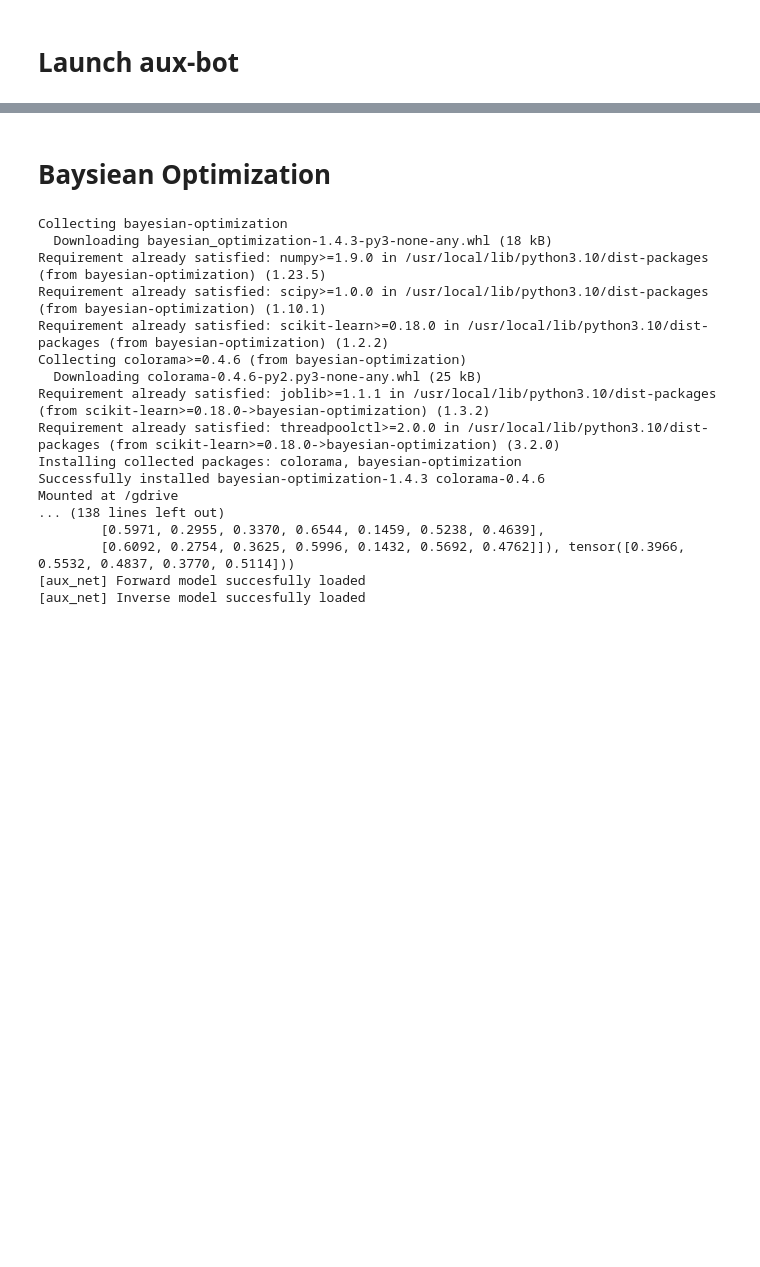
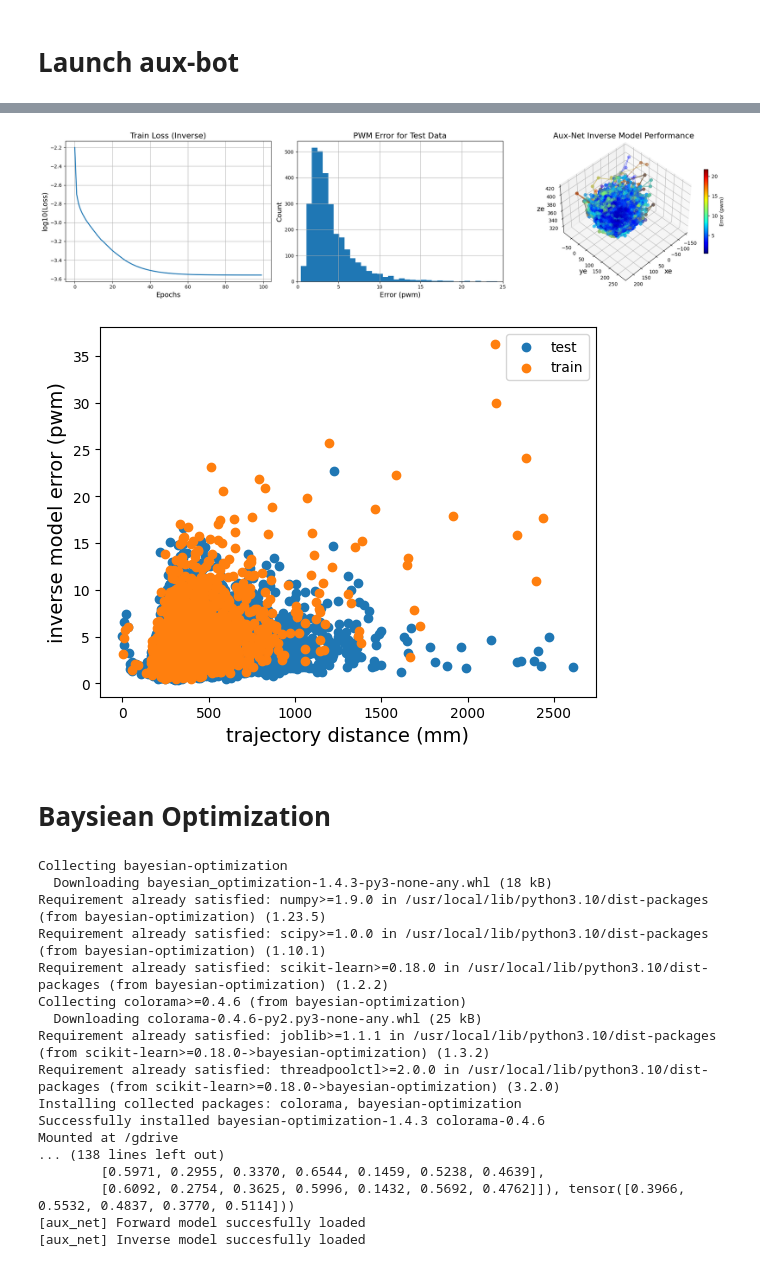
Before and after one commit to KubaSrc/trunc, a Jupyter notebook: aux_bot_RNN.ipynb, the cells around one changed output, grey strips where cells are left out. Drawn from its saved outputs; the diff is of its cells as text; code cells hidden in the pictures; blank space fills up the shorter version.

```diff
--- a/aux_bot_RNN.ipynb
+++ b/aux_bot_RNN.ipynb
@@ -851,7 +885,7 @@ drive_path = '/gdrive/My Drive/Github/aux-net'
 interpolate_trajectory(drive_path + '/experiments/waypoints_E1.csv',drive_path+'/experiments/trajectory_E1.csv',0.002)
 
 # Create bot and train
-bot = aux_bot(drive_path = drive_path, data_path = "/data/full/15000_pose_data_07_26_2023.csv", train_forward=False, train_inverse=False, normalize=True)
+bot = aux_bot(drive_path = drive_path, data_path = "/data/full/15000_pose_data_07_26_2023.csv", train_forward=False, train_inverse=True, normalize=True)
 
 # Use inverse model for regression
 # bot.inverse_prediction(input_path = drive_path+'/experiments/trajectory_E1.csv', output_path = drive_path+'/experiments/motor_trajectory_E1.csv')
@@ -873,3 +910,5 @@ SAVING SUBDATA...
+[figure, added]
+[figure, added]
 # %% [markdown]
 # Baysiean Optimization
 # %%
```
Also changed, not shown: parts of 4 cells of this notebook, 10 other files.
